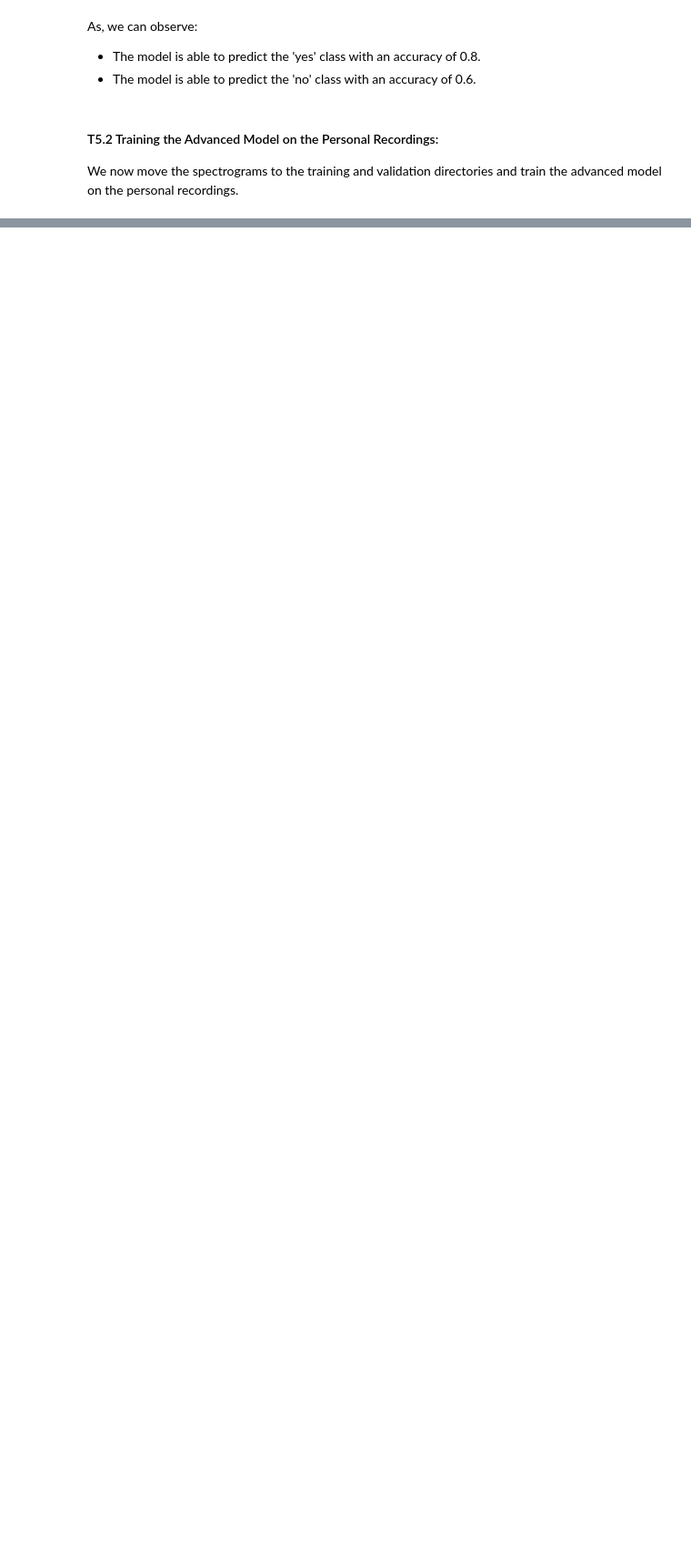
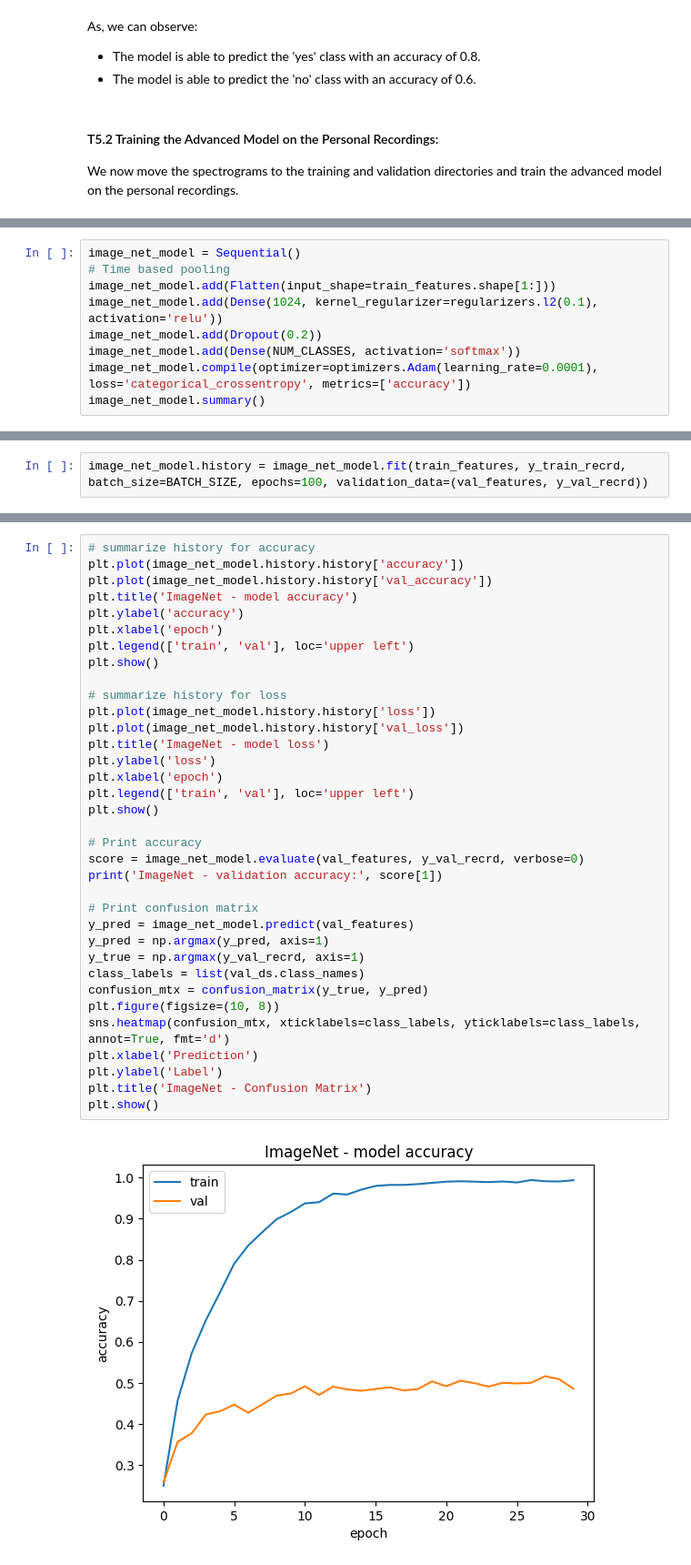
Before and after one commit to UoS-MSc-Robotics/deep_learning_lab, a Jupyter notebook: Project/Leander_ACS61011_Project.ipynb, the cells around one changed output, grey strips where cells are left out. Shown at 91% size. Cells and saved outputs as stored; diff of their text form; blank space fills up the shorter version.

```diff
--- a/Project/Leander_ACS61011_Project.ipynb
+++ b/Project/Leander_ACS61011_Project.ipynb
@@ -681,0 +917,9 @@ for i in range(1, recrd_val_imgs):
+# %%
+image_net_model = Sequential()
+# Time based pooling
+image_net_model.add(Flatten(input_shape=train_features.shape[1:]))
+image_net_model.add(Dense(1024, kernel_regularizer=regularizers.l2(0.1), activation='relu'))
+image_net_model.add(Dropout(0.2))
+image_net_model.add(Dense(NUM_CLASSES, activation='softmax'))
+image_net_model.compile(optimizer=optimizers.Adam(learning_rate=0.0001), loss='categorical_crossentropy', metrics=['accuracy'])
+image_net_model.summary()
@@ -681,0 +944,2 @@ for i in range(1, recrd_val_imgs):
+# %%
+image_net_model.history = image_net_model.fit(train_features, y_train_recrd, batch_size=BATCH_SIZE, epochs=100, validation_data=(val_features, y_val_recrd))
@@ -681,0 +966,37 @@ for i in range(1, recrd_val_imgs):
+# %%
+# summarize history for accuracy
+plt.plot(image_net_model.history.history['accuracy'])
+plt.plot(image_net_model.history.history['val_accuracy'])
+plt.title('ImageNet - model accuracy')
+plt.ylabel('accuracy')
+plt.xlabel('epoch')
+plt.legend(['train', 'val'], loc='upper left')
+plt.show()
+
+# summarize history for loss
+plt.plot(image_net_model.history.history['loss'])
+plt.plot(image_net_model.history.history['val_loss'])
+plt.title('ImageNet - model loss')
+plt.ylabel('loss')
+plt.xlabel('epoch')
+plt.legend(['train', 'val'], loc='upper left')
+plt.show()
+
+# Print accuracy
+score = image_net_model.evaluate(val_features, y_val_recrd, verbose=0)
+print('ImageNet - validation accuracy:', score[1])
+
+# Print confusion matrix
+y_pred = image_net_model.predict(val_features)
+y_pred = np.argmax(y_pred, axis=1)
+y_true = np.argmax(y_val_recrd, axis=1)
+class_labels = list(val_ds.class_names)
+confusion_mtx = confusion_matrix(y_true, y_pred)
+plt.figure(figsize=(10, 8))
+sns.heatmap(confusion_mtx, xticklabels=class_labels, yticklabels=class_labels, annot=True, fmt='d')
+plt.xlabel('Prediction')
+plt.ylabel('Label')
+plt.title('ImageNet - Confusion Matrix')
+plt.show()
+# %% [output]
+[figure, added]
```
Also changed, not shown: parts of 18 cells of this notebook, 32 other files.
